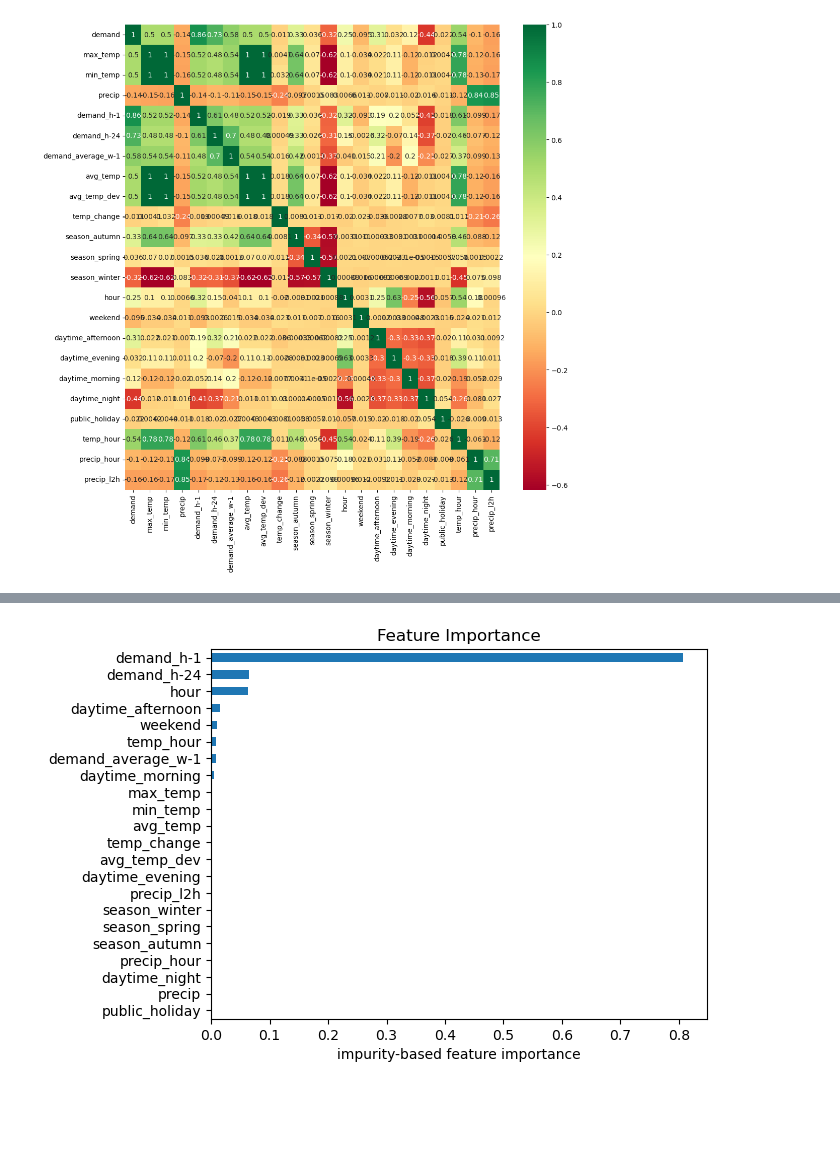
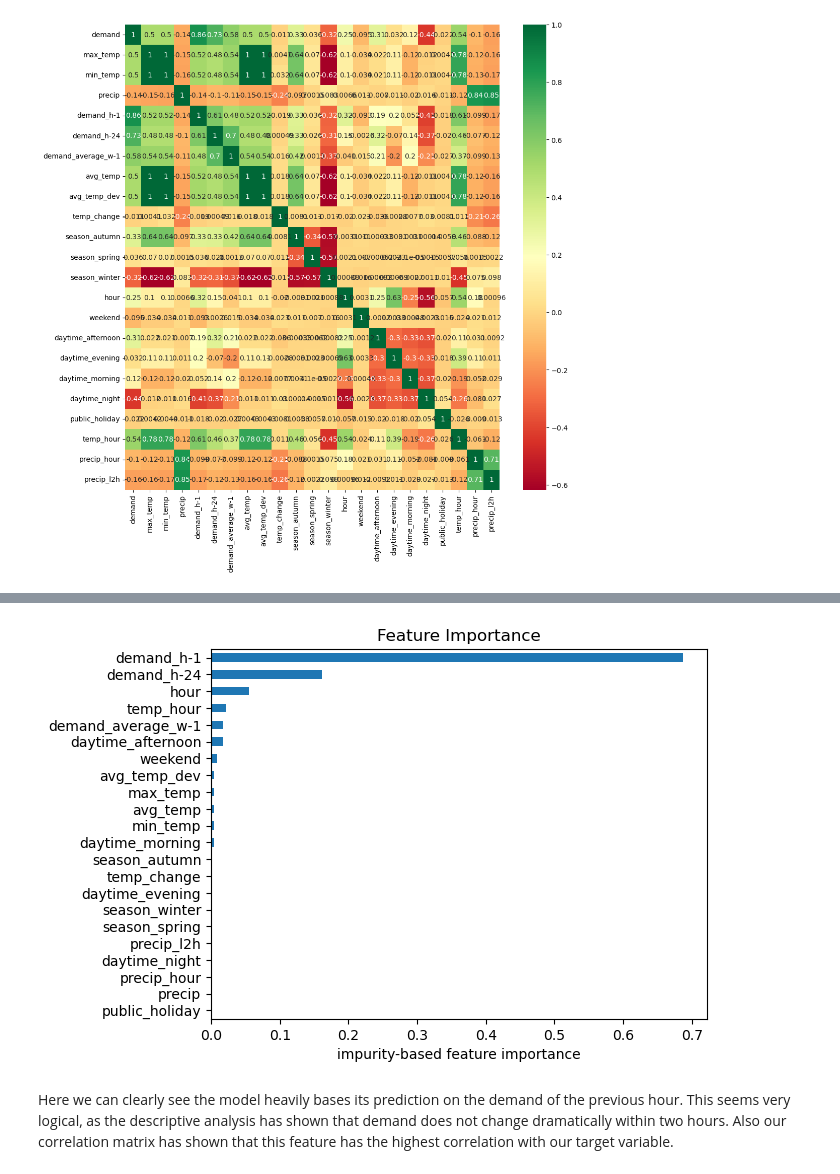
Before and after one commit to RavenRudi/AA_Group16, a Jupyter notebook: demand_forecast.ipynb, the cells around one changed output, grey strips where cells are left out. Saved outputs shown, nothing was run; the diff lists cells and outputs as text; code cells hidden in the pictures; blank space fills up the shorter version.

Commit message:
add hyperparameter tuning

```diff
--- a/demand_forecast.ipynb
+++ b/demand_forecast.ipynb
@@ -239,0 +239,11 @@ predictions = model.predict(X_test)
+# %%
+def grid_search(param_grid, model, X, y, randomized=False):
+    if randomized:
+        grid_search = RandomizedSearchCV(model, param_grid)
+    else:
+        grid_search = GridSearchCV(model, param_grid)
+
+    grid_search.fit(X, y)
+    print(f"Best params: {grid_search.best_params_}")
+    print(f"Scoring: {grid_search.best_score_}")
+    return grid_search
@@ -239,0 +260,8 @@ predictions = model.predict(X_test)
+# %%
+# Hyperparameter tuning
+param_grid = {'n_estimators': [50,100,300],
+'max_depth': [5, 15, 20, 30],
+'max_features': ['sqrt', 'log2', 0.7, 0.8, 0.9 ,1]}
+
+grid_search = grid_search(param_grid, RandomForestRegressor(), X_train, y_train, True)
+rf = RandomForestRegressor(**grid_search.best_params_)
@@ -239,0 +275,5 @@ predictions = model.predict(X_test)
+# %%
+rf.fit(X_test, y_test)
+y_pred = rf.predict(X_test)
+rf_rmse = mean_squared_error(y_test, y_pred, squared=True)
+print(f'RMSE of Random Forest: {rf_rmse}')
@@ -239,0 +284,6 @@ predictions = model.predict(X_test)
+# %%
+baseline_model = RandomForestRegressor()
+baseline_model.fit(X_train, y_train)
+y_pred = baseline_model.predict(X_test)
+baseline_rmse = mean_squared_error(y_test, y_pred, squared=True)
+print(f'RMSE of Random Forest: {baseline_rmse}')
@@ -240,9 +296,11 @@ predictions = model.predict(X_test)
 # %%
-feat_importances = pd.Series(model.feature_importances_, index=X_train.columns)
+feat_importances = pd.Series(rf.feature_importances_, index=X_train.columns)
 feat_importances.sort_values().plot(kind='barh')
 plt.title("Feature Importance")
 plt.xlabel("impurity-based feature importance")
 
 plt.show()
 # %% [output]
-[figure, old version]
+[figure, new version]
+# %% [markdown]
+Here we can clearly see the model heavily bases its prediction on the demand of the previous hour. This seems very logical, as the descriptive analysis has shown that demand does not change dramatically within two hours. Also our correlation matrix has shown that this feature has the highest correlation with our target variable.
```
Also changed, not shown: parts of 13 cells of this notebook.
